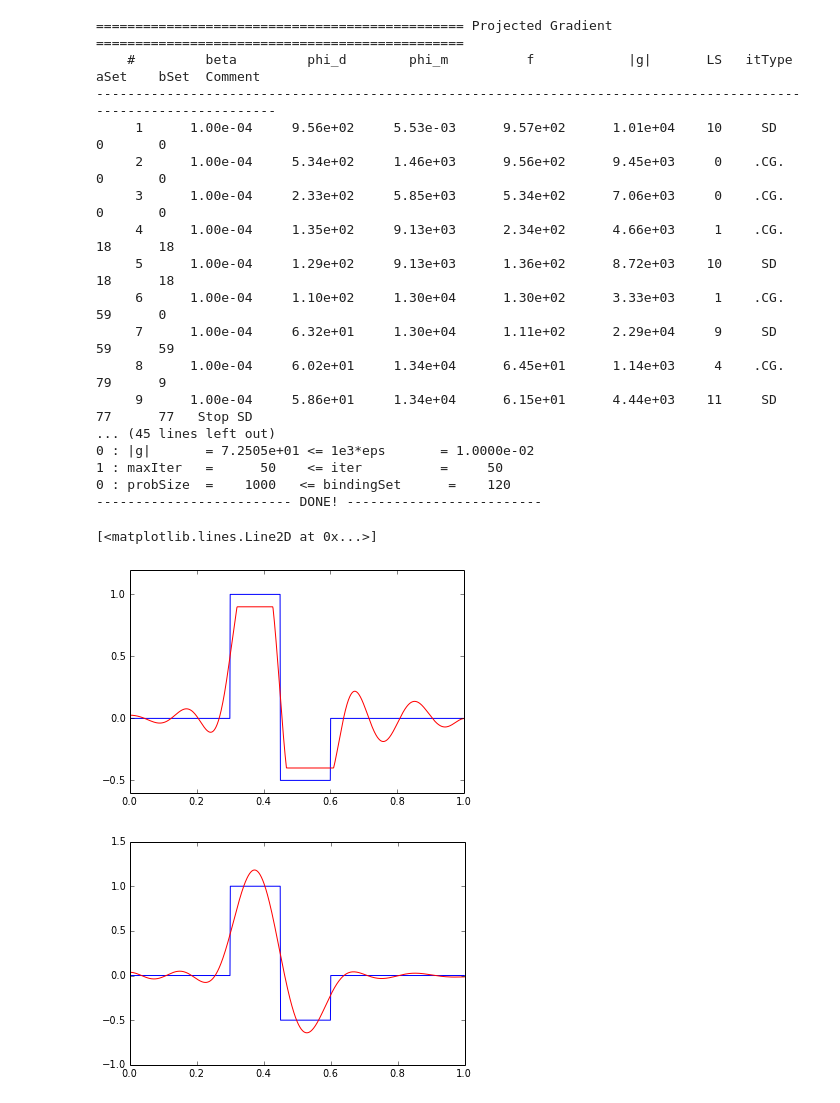
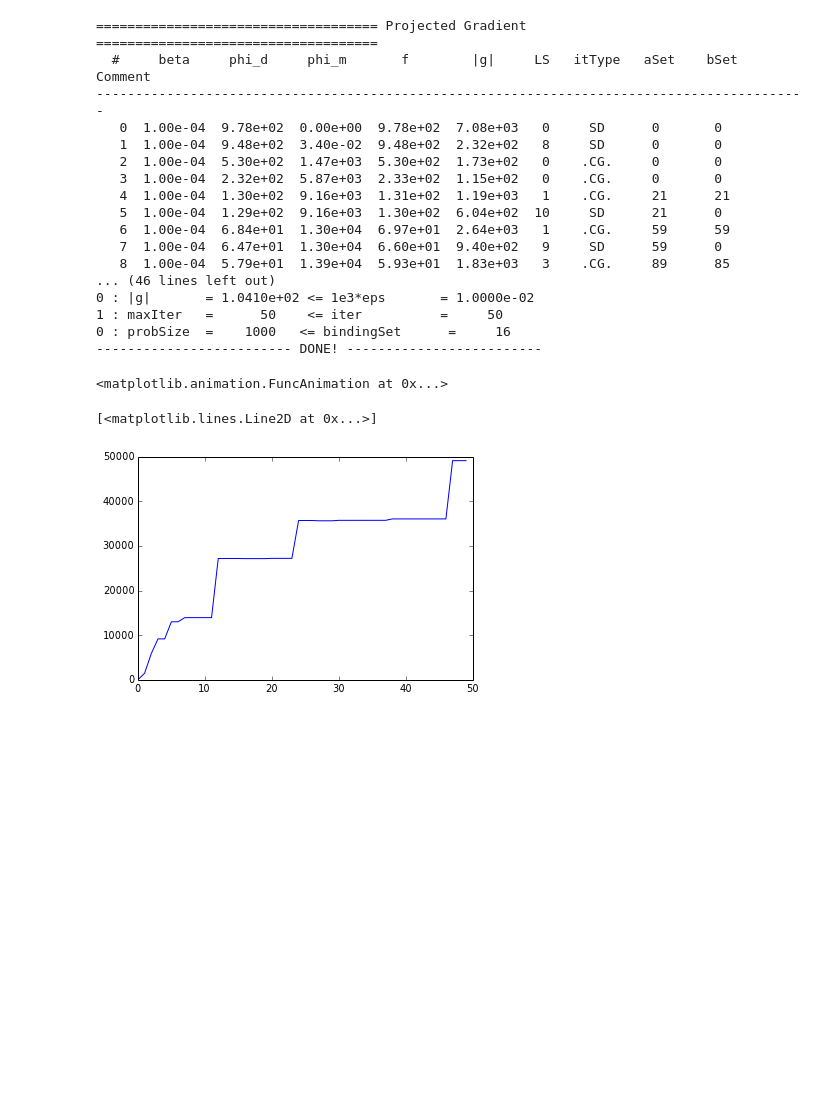
Before and after one commit to simpeg/simpeg, a Jupyter notebook: notebooks/Bound Constraint Problem.ipynb, the cells around one changed output. Cells and saved outputs as stored; diff of their text form; code cells hidden in the pictures; blank space fills up the shorter version.

```diff
--- a/notebooks/Bound Constraint Problem.ipynb
+++ b/notebooks/Bound Constraint Problem.ipynb
@@ -258,40 +121,45 @@ array([ 1.,  1.])
 # %%
-opt = ProjectedGradient(maxIter=50, maxStep=0.3,debug=False, maxIterLS=20, tolCG=1e-5, maxIterCG=1000)
-opt.lower = -0.4
-opt.upper = 0.9
+opt = inverse.ProjectedGradient(maxIter=50, maxStep=0.3,debug=False, maxIterLS=20, tolCG=1e-5, maxIterCG=1000)
+opt.lower, opt.upper = -0.4, 0.9
+opt.remember('f', 'xc', ('norm_g', lambda M: np.linalg.norm(M.g)), 'phi_d', 'phi_m')
 inv = inverse.Inversion(prob,reg,opt,beta0=1e-4)
 m0 = np.zeros_like(m_true)
-
 mrecB = inv.run(m0)
-
-
-plt.figure(2)
-
-plt.plot(M.vectorCCx, m_true, 'b-')
-plt.plot(M.vectorCCx, mrecB, 'r-')
-
-plt.figure(3)
-
-plt.plot(M.vectorCCx, m_true, 'b-')
-plt.plot(M.vectorCCx, mrec, 'r-')
 # %% [output]
-=============================================== Projected Gradient ===============================================
-    #         beta         phi_d        phi_m          f            |g|       LS   itType   aSet    bSet  Comment
------------------------------------------------------------------------------------------------------------------
-     1      1.00e-04     9.56e+02     5.53e-03      9.57e+02      1.01e+04    10     SD      0       0
-     2      1.00e-04     5.34e+02     1.46e+03      9.56e+02      9.45e+03     0    .CG.     0       0
-     3      1.00e-04     2.33e+02     5.85e+03      5.34e+02      7.06e+03     0    .CG.     0       0
-     4      1.00e-04     1.35e+02     9.13e+03      2.34e+02      4.66e+03     1    .CG.     18      18
-     5      1.00e-04     1.29e+02     9.13e+03      1.36e+02      8.72e+03    10     SD      18      18
-     6      1.00e-04     1.10e+02     1.30e+04      1.30e+02      3.33e+03     1    .CG.     59      0
-     7      1.00e-04     6.32e+01     1.30e+04      1.11e+02      2.29e+04     9     SD      59      59
-     8      1.00e-04     6.02e+01     1.34e+04      6.45e+01      1.14e+03     4    .CG.     79      9
-     9      1.00e-04     5.86e+01     1.34e+04      6.15e+01      4.44e+03    11     SD      77      77   Stop SD
-... (45 lines left out)
-0 : |g|       = 7.2505e+01 <= 1e3*eps       = 1.0000e-02
+==================================== Projected Gradient ====================================
+  #     beta     phi_d     phi_m       f        |g|     LS   itType   aSet    bSet  Comment
+-------------------------------------------------------------------------------------------
+   0  1.00e-04  9.78e+02  0.00e+00  9.78e+02  7.08e+03   0     SD      0       0
+   1  1.00e-04  9.48e+02  3.40e-02  9.48e+02  2.32e+02   8     SD      0       0
+   2  1.00e-04  5.30e+02  1.47e+03  5.30e+02  1.73e+02   0    .CG.     0       0
+   3  1.00e-04  2.32e+02  5.87e+03  2.33e+02  1.15e+02   0    .CG.     0       0
+   4  1.00e-04  1.30e+02  9.16e+03  1.31e+02  1.19e+03   1    .CG.     21      21
+   5  1.00e-04  1.29e+02  9.16e+03  1.30e+02  6.04e+02  10     SD      21      0
+   6  1.00e-04  6.84e+01  1.30e+04  6.97e+01  2.64e+03   1    .CG.     59      59
+   7  1.00e-04  6.47e+01  1.30e+04  6.60e+01  9.40e+02   9     SD      59      0
+   8  1.00e-04  5.79e+01  1.39e+04  5.93e+01  1.83e+03   3    .CG.     89      85
+... (46 lines left out)
+0 : |g|       = 1.0410e+02 <= 1e3*eps       = 1.0000e-02
 1 : maxIter   =      50    <= iter          =     50
-0 : probSize  =    1000   <= bindingSet      =    120
+0 : probSize  =    1000   <= bindingSet      =     16
 ------------------------- DONE! -------------------------
-[<matplotlib.lines.Line2D at 0x...>]
-[figure, removed]
-[figure, removed]
+# %%
+# First set up the figure, the axis, and the plot element we want to animate
+fig = plt.figure()
+ax = plt.axes()
+ax.plot(M.vectorCCx, m_true, 'b-')
+txt = plt.text(0.8,0.9,'')
+line, = ax.plot([], [], 'r-', lw=1)
+
+def animate(i):
+    txt.set_text('iteration %d'%i)
+    line.set_data(M.vectorCCx, np.array(opt.recall('xc')[i]))
+
+SimPEG.utils.animate(fig, animate, frames=len(opt.recall('xc')))
+# %% [output]
+<matplotlib.animation.FuncAnimation at 0x...>
+# %%
+plot(opt.recall('phi_m'))
+# %% [output]
+[<matplotlib.lines.Line2D at 0x...>]
+[figure, added]
```
Also changed, not shown: parts of 4 cells of this notebook, 3 other files.
